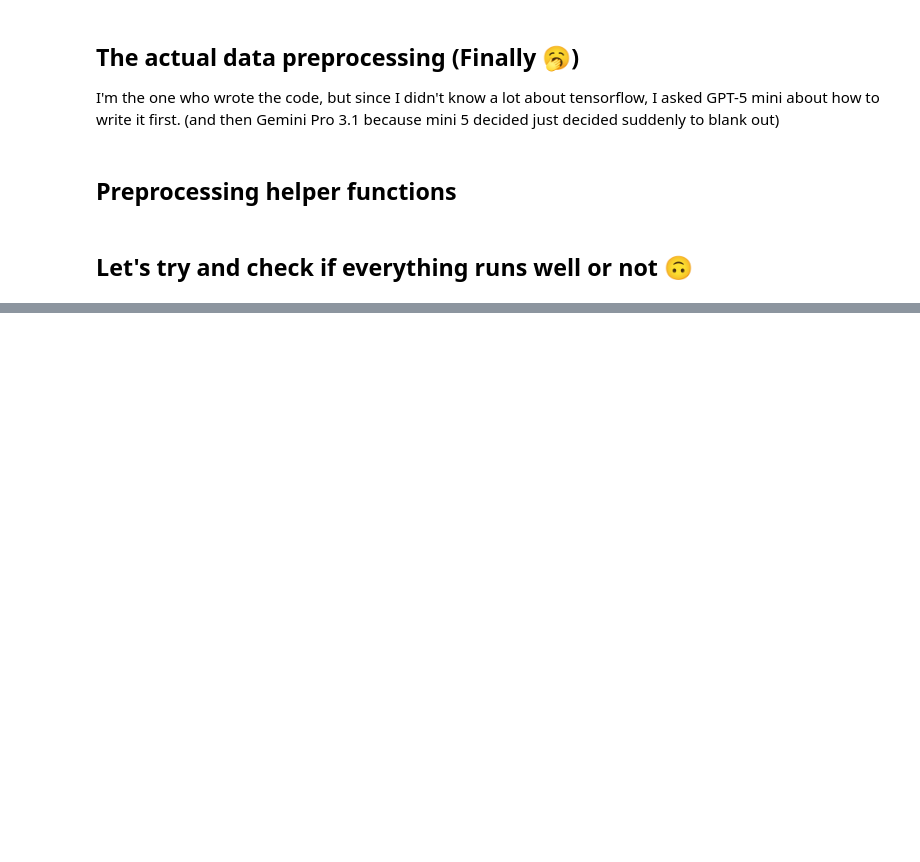
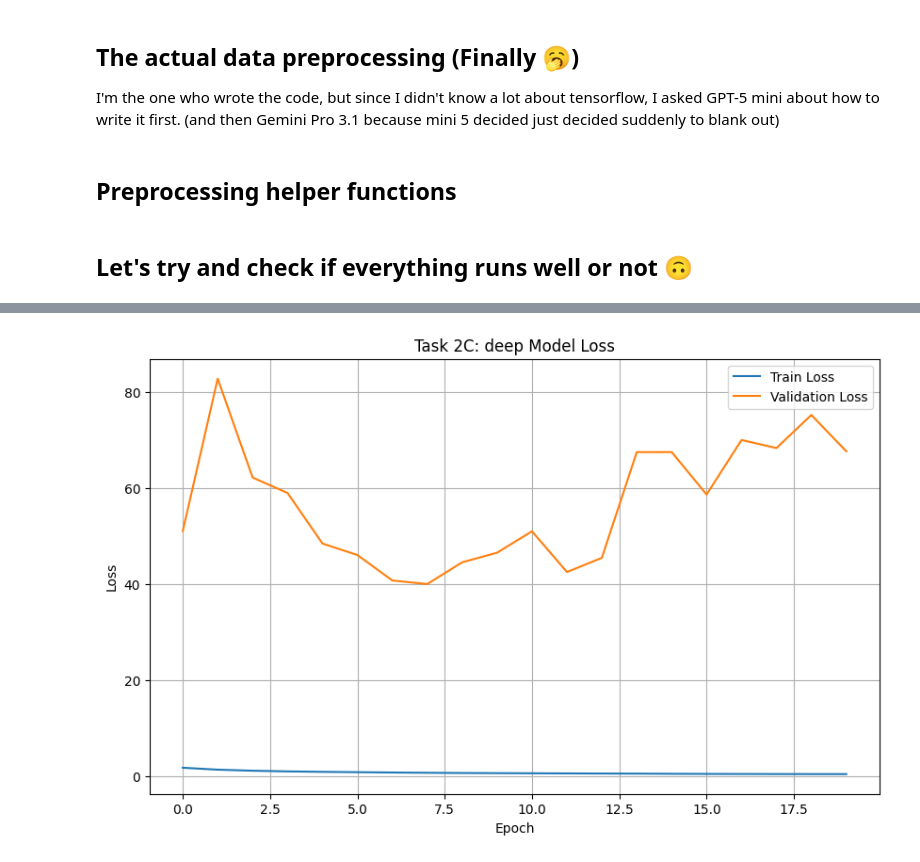
Before and after one commit to Mohamed-Ehab-Sabry/cifar10-cnn-classifier, a Jupyter notebook: data-preprocessing.ipynb, the cells around one changed output, grey strips where cells are left out. Drawn from its saved outputs; the diff is of its cells as text; code cells hidden in the pictures; blank space fills up the shorter version.

```diff
--- a/data-preprocessing.ipynb
+++ b/data-preprocessing.ipynb
@@ -153,0 +355,27 @@ plot_curves(histories, labels, metric = 'loss', title = "Training Loss (3 exps)"
+# %%
+deep_model = models.Sequential([
+    layers.Conv2D(32, (3, 3), activation='relu', padding= 'same', input_shape= (32, 32, 3)),
+    layers.Conv2D(32, (3, 3), activation= 'relu', padding= 'same'),
+    layers.MaxPooling2D((2, 2)),
+
+    layers.Conv2D(32, (3, 3), activation= 'relu', padding= 'same'),
+    layers.Conv2D(32, (3, 3), activation= 'relu', padding= 'same'),
+    layers.MaxPooling2D((2, 2)),
+
+    layers.Conv2D(32, (3, 3), activation= 'relu', padding= 'same'),
+    layers.Conv2D(32, (3, 3), activation= 'relu', padding= 'same'),
+    layers.MaxPooling2D((2, 2)),
+
+    layers.Conv2D(32, (3, 3), activation= 'relu', padding= 'same'),
+    layers.Conv2D(32, (3, 3), activation= 'relu', padding= 'same'),
+    layers.GlobalAveragePooling2D(),
+
+    layers.Flatten(),
+    layers.Dense(256, activation= 'relu'),
+    layers.Dense(10, activation= 'softmax')
+])
+
+deep_model.compile(optimizer = 'adam', loss = 'categorical_crossentropy', metrics = ['accuracy'])
+
+deep_history, deep_test_acc, deep_test_loss, deep_elapsed = \
+            train_and_evaluate(deep_model, x_standarized, y_train, x_val, y_val, x_test, y_test)
@@ -153,0 +384,13 @@ plot_curves(histories, labels, metric = 'loss', title = "Training Loss (3 exps)"
+# %%
+# Plot Training and Validation Loss for the deep Model
+plt.figure(figsize=(10, 6))
+plt.plot(deep_history.history['loss'], label='Train Loss')
+plt.plot(deep_history.history['val_loss'], label='Validation Loss')
+plt.xlabel('Epoch')
+plt.ylabel('Loss')
+plt.title('Task 2C: deep Model Loss')
+plt.legend()
+plt.grid(True)
+plt.show()
+# %% [output]
+[figure, added]
```
Also changed, not shown: parts of 20 cells of this notebook.
